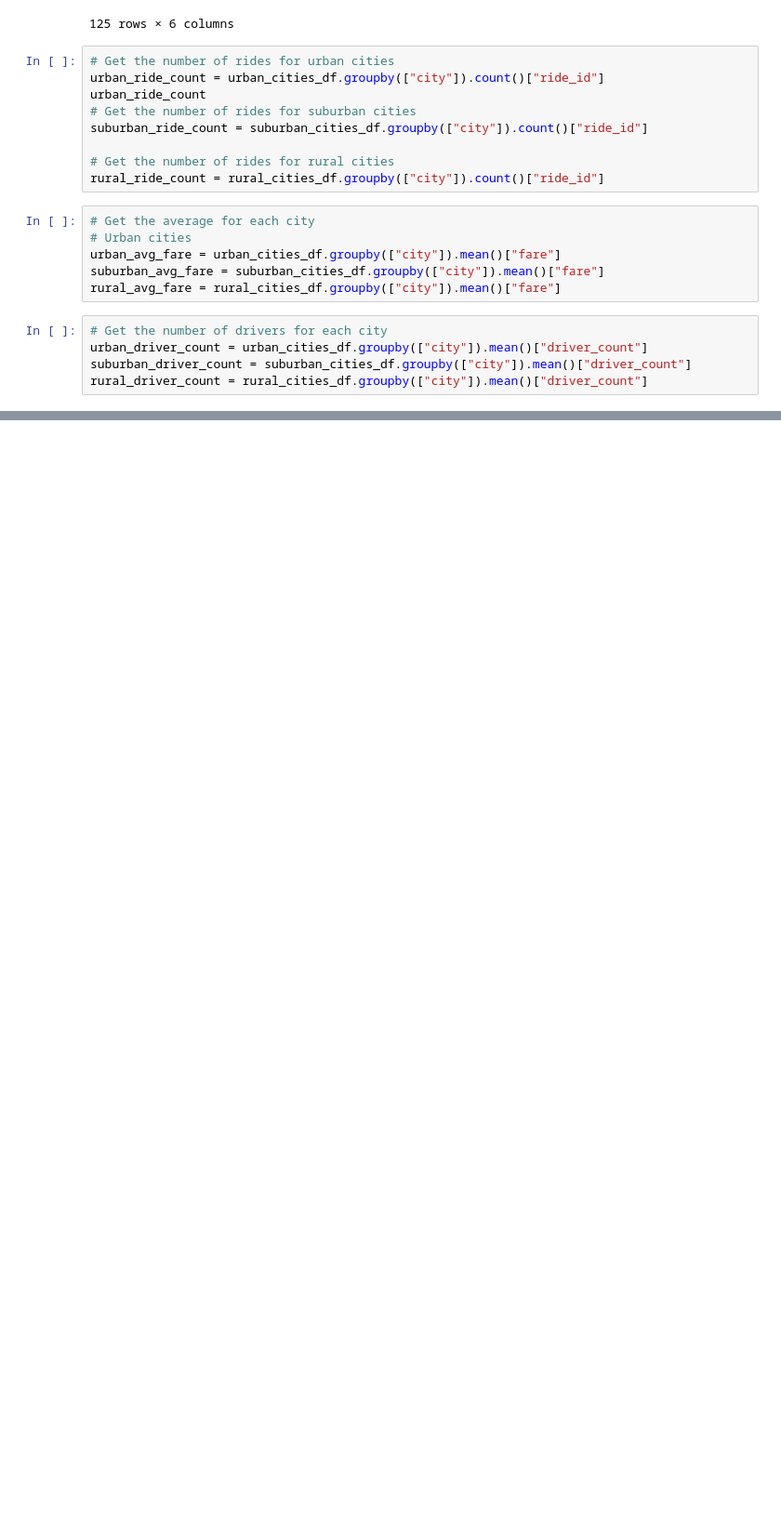
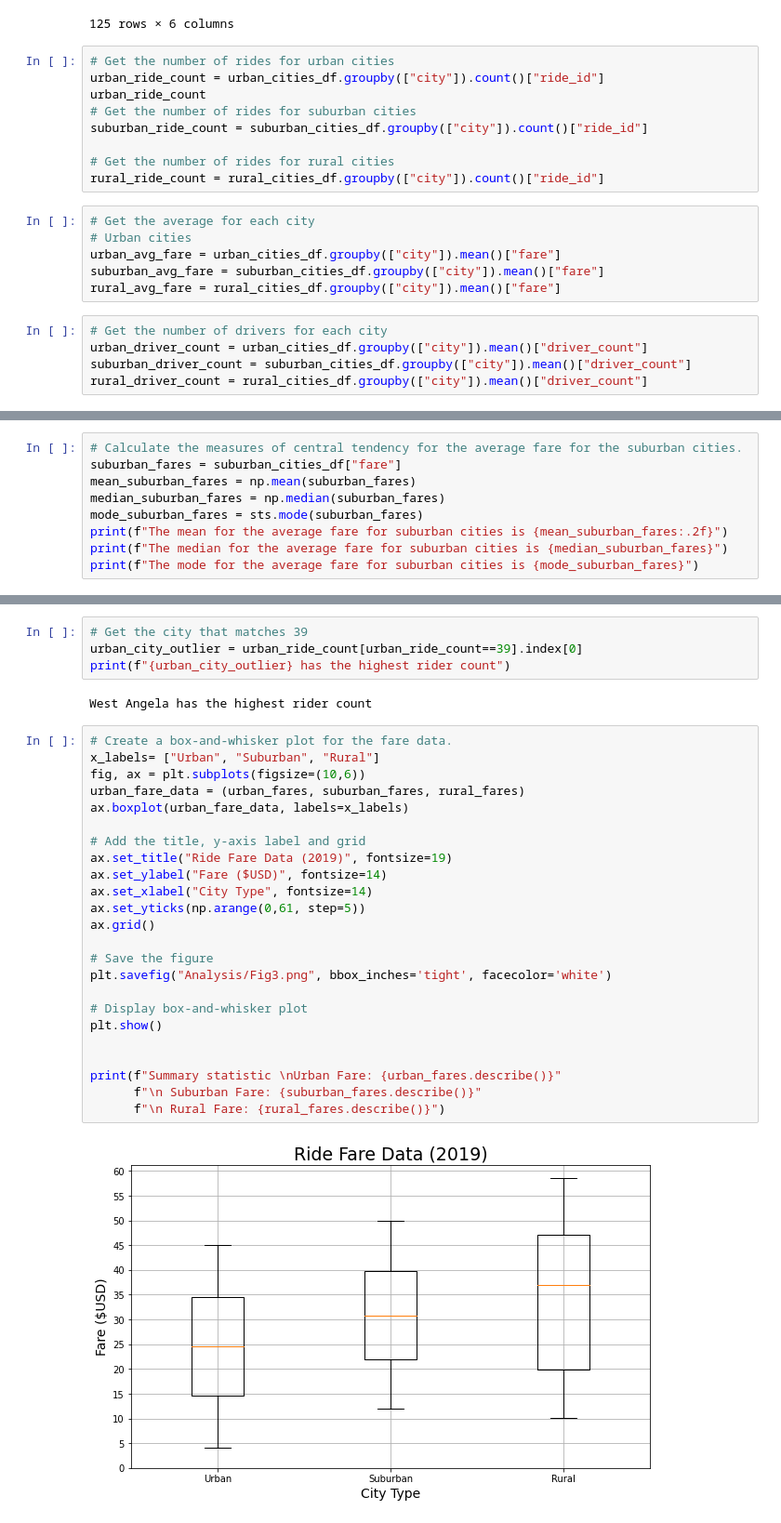
Before and after one commit to Lydiadel/PyBer_Analysis, a Jupyter notebook: Pyber.ipynb, the cells around one changed output, grey strips where cells are left out. Shown: that part at 93% size. Drawn from its saved outputs; the diff is of its cells as text; blank space fills up the shorter version.

```diff
--- a/Pyber.ipynb
+++ b/Pyber.ipynb
@@ -195,0 +300,9 @@ plt.show()
+# %%
+# Calculate the measures of central tendency for the average fare for the suburban cities.
+suburban_fares = suburban_cities_df["fare"]
+mean_suburban_fares = np.mean(suburban_fares)
+median_suburban_fares = np.median(suburban_fares)
+mode_suburban_fares = sts.mode(suburban_fares)
+print(f"The mean for the average fare for suburban cities is {mean_suburban_fares:.2f}")
+print(f"The median for the average fare for suburban cities is {median_suburban_fares}")
+print(f"The mode for the average fare for suburban cities is {mode_suburban_fares}")
@@ -195,0 +388,32 @@ plt.show()
+# %%
+# Get the city that matches 39
+urban_city_outlier = urban_ride_count[urban_ride_count==39].index[0]
+print(f"{urban_city_outlier} has the highest rider count")
+# %% [output]
+West Angela has the highest rider count
+# %%
+# Create a box-and-whisker plot for the fare data.
+x_labels= ["Urban", "Suburban", "Rural"]
+fig, ax = plt.subplots(figsize=(10,6))
+urban_fare_data = (urban_fares, suburban_fares, rural_fares)
+ax.boxplot(urban_fare_data, labels=x_labels)
+
+# Add the title, y-axis label and grid
+ax.set_title("Ride Fare Data (2019)", fontsize=19)
+ax.set_ylabel("Fare ($USD)", fontsize=14)
+ax.set_xlabel("City Type", fontsize=14)
+ax.set_yticks(np.arange(0,61, step=5))
+ax.grid()
+
+# Save the figure
+plt.savefig("Analysis/Fig3.png", bbox_inches='tight', facecolor='white')
+
+# Display box-and-whisker plot
+plt.show()
+
+
+print(f"Summary statistic \nUrban Fare: {urban_fares.describe()}"
+      f"\n Suburban Fare: {suburban_fares.describe()}"
+      f"\n Rural Fare: {rural_fares.describe()}")
+# %% [output]
+[figure, added]
```
Also changed, not shown: parts of 21 cells of this notebook.
